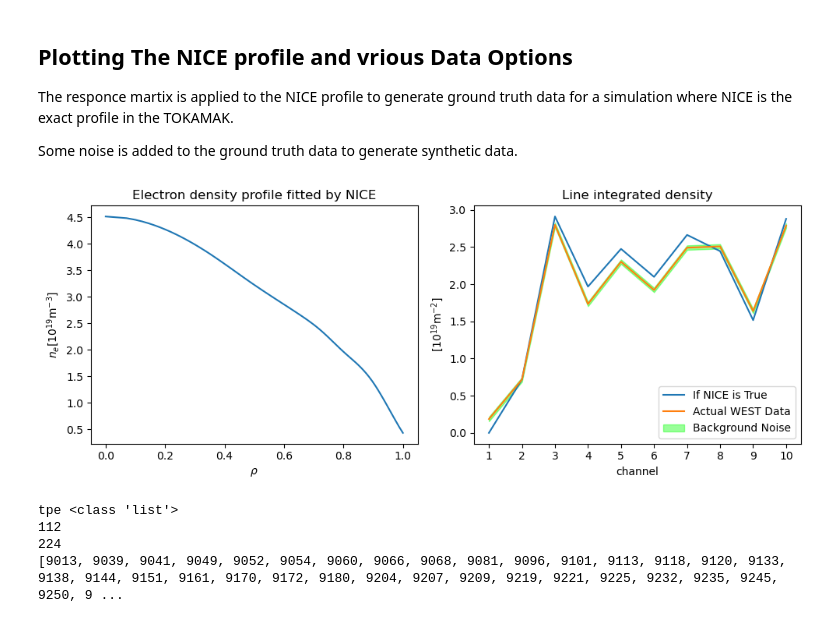
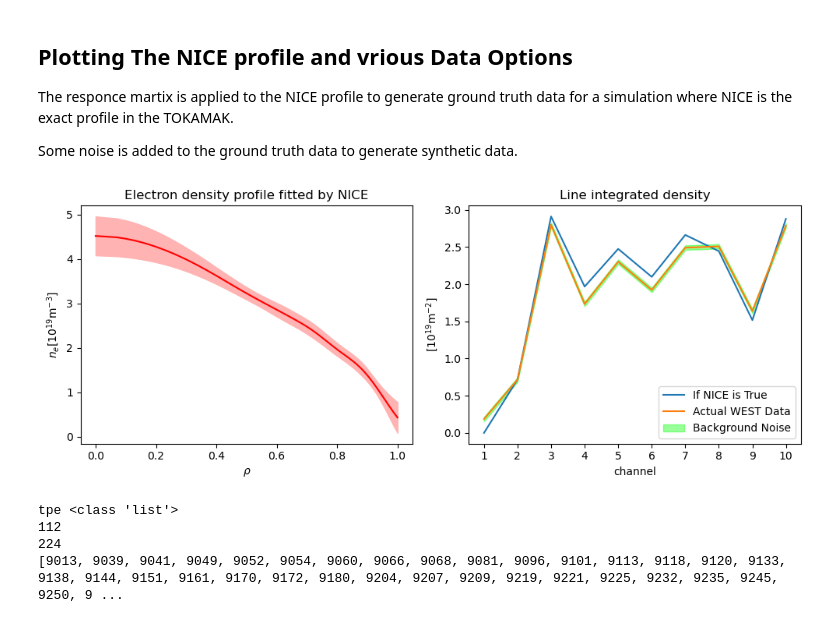
Before and after one commit to DanHarJor/Improving-Electron-Density-Profile-Inference-within-a-Tokamak-using-Bayesian-Techniques, a Jupyter notebook: Interferometry_example_Hao/Interferometry example/Interferometry-main/SyntheticDataInterferometry.ipynb, the cells around one changed output. Cells and saved outputs as stored; diff of their text form; code cells hidden in the pictures.

```diff
--- a/Interferometry_example_Hao/Interferometry example/Interferometry-main/SyntheticDataInterferometry.ipynb
+++ b/Interferometry_example_Hao/Interferometry example/Interferometry-main/SyntheticDataInterferometry.ipynb
@@ -21,9 +21,9 @@ import IPython
 
 from matplotlib.backends.backend_agg import FigureCanvasAgg
 import matplotlib.pyplot as plt
-plt.rc('font', family='likhan')
-plt.rc('text', usetex=True)
-plt.rcParams.update({'font.size': 22})
+# plt.rc('font', family='likhan')
+# plt.rc('text', usetex=True)
+# plt.rcParams.update({'font.size': 22})
 
 
 from mpl_toolkits.mplot3d import Axes3D
@@ -84,35 +86,37 @@ def data_gen(prof_1d, R):
     lid_data = lid_true + np.random.normal(loc=0, scale=EXP_ER, size=len(lid_true))
     return lid_true, lid_data
 
 # The response matrix used for calculating line integrals
 R = compute_response_matrix(geo, equi, dens_prof.rho_tor_norm_1d)
 
 lid_true, lid_data = data_gen(dens_prof.dens_1d,R)
 
 fig = plt.figure(figsize=(10, 4))
 ax1 = fig.add_subplot(121)
 ax2 = fig.add_subplot(122)
 nice = dens_prof.dens_1d
-ax1.plot(dens_prof.rho_tor_norm_1d, dens_prof.dens_1d)
+ax1.plot(dens_prof.rho_tor_norm_1d, dens_prof.dens_1d, 'r')
+ax1.fill_between(dens_prof.rho_tor_norm_1d, dens_prof.dens_1d_upper, dens_prof.dens_1d_lower, color=(1,0.7,0.7,1))
+
 ax1.set_xlabel(r'$\rho$')
 ax1.set_ylabel(r'$n_e[\mathrm{10^{19} m^{-3}}]$')
 ax1.set_title('Electron density profile fitted by NICE')
 
 ax2.plot(interf.channels.compressed(), lid_true, label='If NICE is True')#'Ground Truth')
 # ax2.plot(interf.channels.compressed(), lid_data, label='Synthetic Data')
 
 ax2.plot(interf.channels.compressed(), interf.lid.compressed(), label='Actual WEST Data')
 ax2.fill_between(interf.channels.compressed(), interf.lid.compressed() - EXP_ER,
                  interf.lid.compressed()+EXP_ER, color=(0,1,0,0.4),label="Background Noise")
 
 ax2.set_xticks(interf.channels.data)
 ax2.set_xlabel('channel')
 ax2.set_ylabel(r'$[\mathrm{10^{19} m^{-2}}]$')
 ax2.set_title('Line integrated density')
 ax2.legend()
 plt.tight_layout()
 # %% [output]
-[figure, old version]
+[figure, new version]
 # %%
 # oscilation detection
 
```
Also changed, not shown: parts of 1 cell of this notebook, 19 other files.
